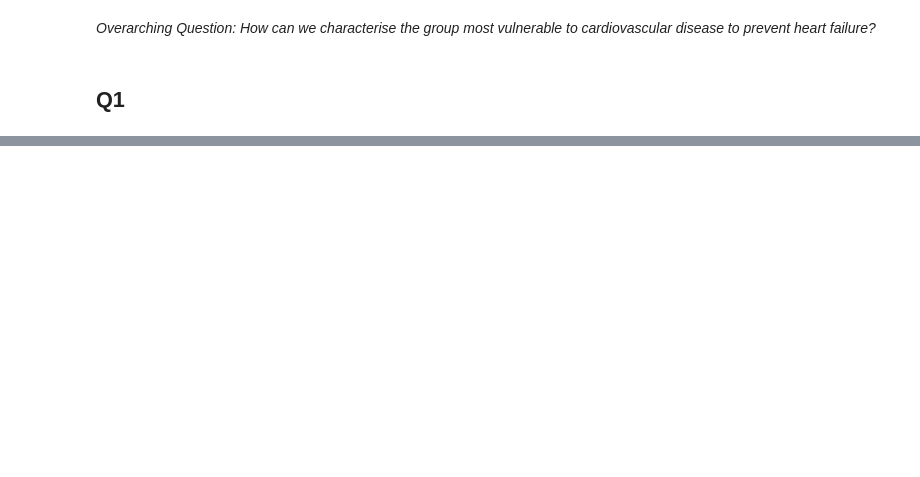
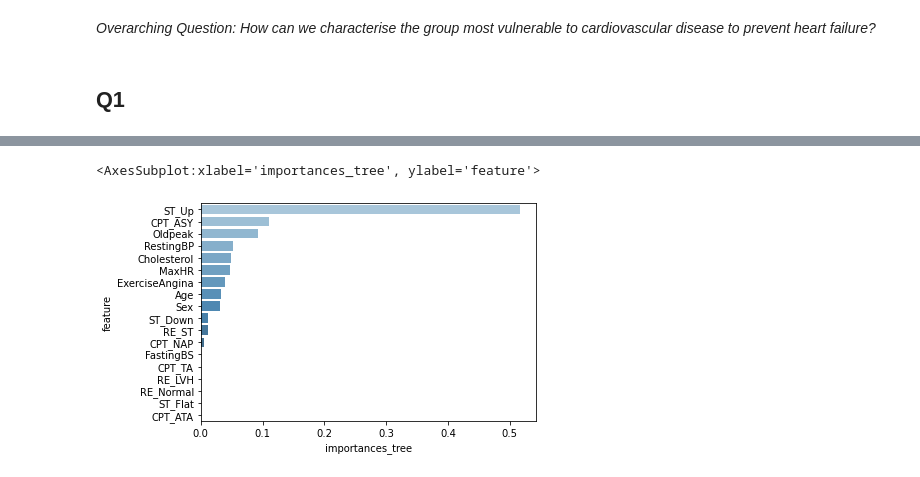
Before and after one commit to EmeryK-1/DataMadness, a Jupyter notebook: DataMadness Analysis 2.0.ipynb, the cells around one changed output, grey strips where cells are left out. Saved outputs shown, nothing was run; the diff lists cells and outputs as text; code cells hidden in the pictures; blank space fills up the shorter version.

```diff
--- a/DataMadness Analysis 2.0.ipynb
+++ b/DataMadness Analysis 2.0.ipynb
@@ -338,0 +420,3 @@ Accuracy on test data =  0.616557734204793
+# %%
+df['importances_tree'] = model.feature_importances_
+df.sort_values('importances_tree', ascending=False)
@@ -338,0 +441,5 @@ Accuracy on test data =  0.616557734204793
+# %%
+sns.barplot(x="importances_tree", y="feature", data=df.sort_values('importances_tree', ascending=False), palette="Blues_d")
+# %% [output]
+<AxesSubplot:xlabel='importances_tree', ylabel='feature'>
+[figure, added]
```
Also changed, not shown: parts of 45 cells of this notebook.
